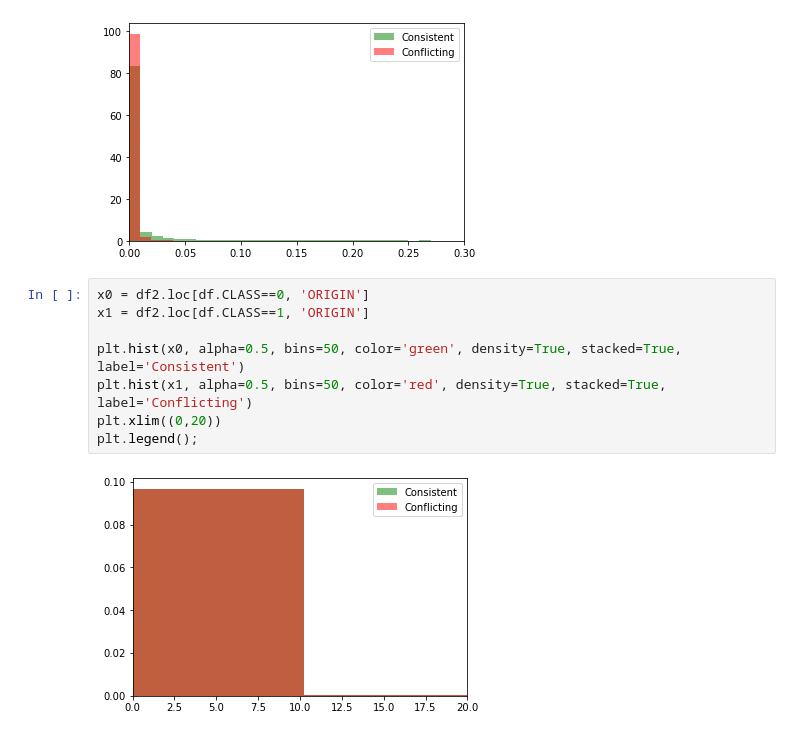
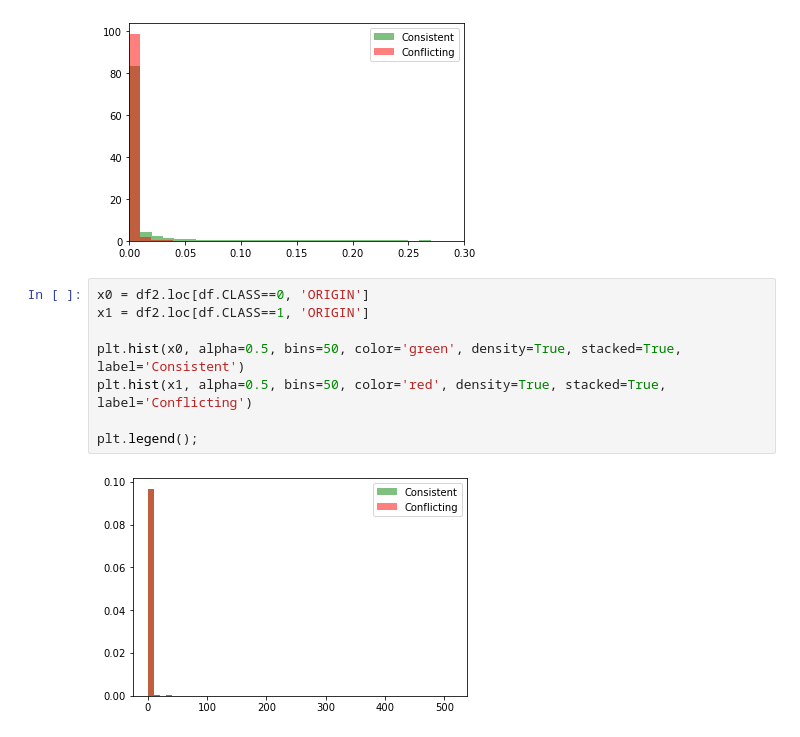
Before and after one commit to gksullan/Springboard_Capstone_1, a Jupyter notebook: Data_exploration.ipynb, the cells around one changed output. Cells and saved outputs as stored; diff of their text form.

```diff
--- a/Data_exploration.ipynb
+++ b/Data_exploration.ipynb
@@ -349,10 +352,10 @@ plt.legend();
 # %%
 x0 = df2.loc[df.CLASS==0, 'ORIGIN']
 x1 = df2.loc[df.CLASS==1, 'ORIGIN']
 
 plt.hist(x0, alpha=0.5, bins=50, color='green', density=True, stacked=True, label='Consistent')
 plt.hist(x1, alpha=0.5, bins=50, color='red', density=True, stacked=True, label='Conflicting')
-plt.xlim((0,20))
+
 plt.legend();
 # %% [output]
-[figure, old version]
+[figure, new version]
```
Also changed, not shown: parts of 2 cells of this notebook.
